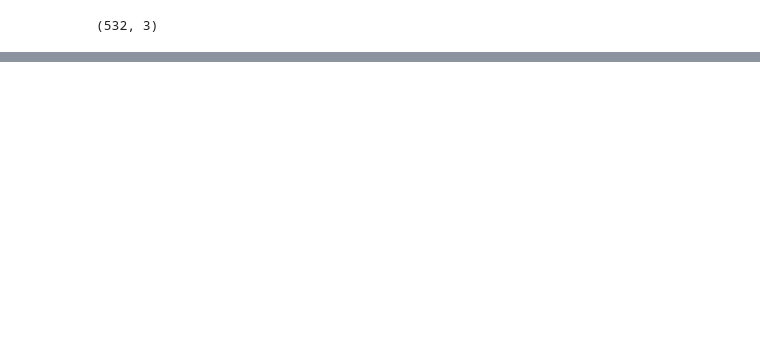
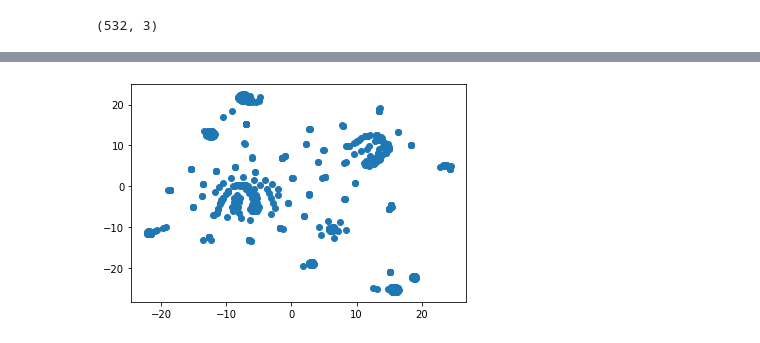
Before and after one commit to Karla-Flores/Cryptocurrency-Clusters----Unsupervised-Machine-Learning, a Jupyter notebook: cryptocurrency_clusters.ipynb, the cells around one changed output, grey strips where cells are left out. Drawn from its saved outputs; the diff is of its cells as text; code cells hidden in the pictures; blank space fills up the shorter version.

```diff
--- a/cryptocurrency_clusters.ipynb
+++ b/cryptocurrency_clusters.ipynb
@@ -363,0 +434,14 @@ array([0.02793085, 0.02140269, 0.02049452])
+# %%
+# Prepare to plot the dataset
+
+# The first column of transformed features
+df_pca_['x'] = tsne_features[:,0]
+
+# The second column of transformed features
+df_pca_['y'] = tsne_features[:,1]
+# %%
+# Visualize the clusters
+plt.scatter(df_pca_['x'], df_pca_['y'])
+plt.show()
+# %% [output]
+[figure, added]
```
Also changed, not shown: parts of 21 cells of this notebook.
